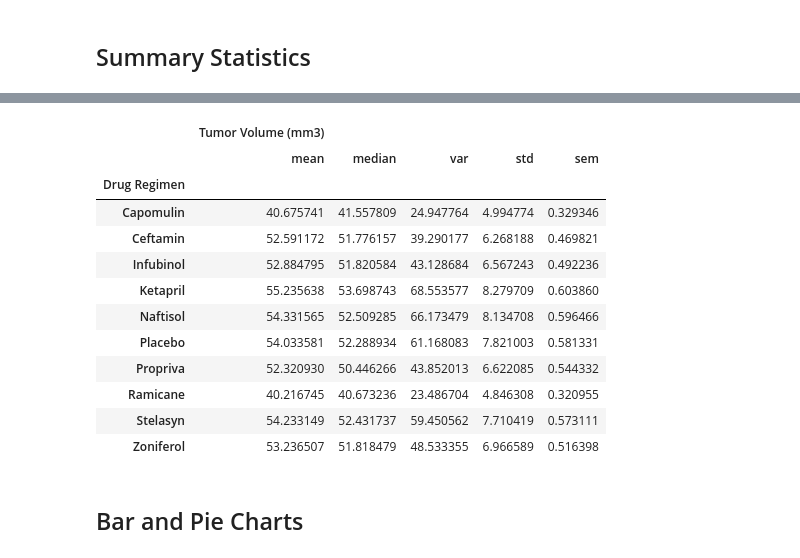
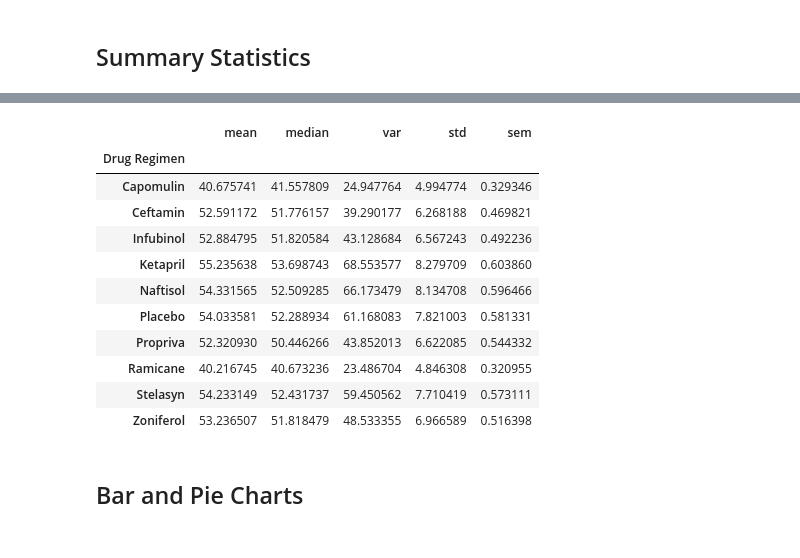
Before and after one commit to Kwessler93/Matplotlib-Challenge, a Jupyter notebook: pymaceuticals_starter.ipynb, the cells around one changed output, grey strips where cells are left out. Drawn from its saved outputs; the diff is of its cells as text; code cells hidden in the pictures.

```diff
--- a/pymaceuticals_starter.ipynb
+++ b/pymaceuticals_starter.ipynb
@@ -69,7 +69,7 @@ duplicate_mice
 | 1111 | g989 | 20 | 54.657650 | 1 | Propriva | Female | 21 | ... |
 # %%
 # Create a clean DataFrame by dropping the duplicate mouse by its ID.
-study_results_clean = study_results_complete.drop_duplicates(subset=["Mouse ID", "Timepoint"], keep=False)
+study_results_clean = study_results_complete[study_results_complete["Mouse ID"] != "g989"]
 study_results_clean.head()
 # %% [output]
 |  | Mouse ID | Timepoint | Tumor Volume (mm3) | Metastatic Sites | Drug Regimen | Sex | Age_months | ... |
@@ -108,10 +119,11 @@ mice_count_clean
 # %%
 # A more advanced method to generate a summary statistics table of mean, median, variance, standard deviation,
 # and SEM of the tumor volume for each regimen (only one method is required in the solution)
 
 # Using the aggregation method, produce the same summary statistics in a single line
+Tumor_Volume_Summary = study_results_clean.groupby("Drug Regimen")["Tumor Volume (mm3)"].agg(['mean', 'median', 'var', 'std', 'sem'])
+Tumor_Volume_Summary
 # %% [output]
-|  | Tumor Volume (mm3) |  |  |  |  |
 |  | mean | median | var | std | sem |
 | Drug Regimen |  |  |  |  |  |
 | Capomulin | 40.675741 | 41.557809 | 24.947764 | 4.994774 | 0.329346 |
```
Also changed, not shown: parts of 3 cells of this notebook.
